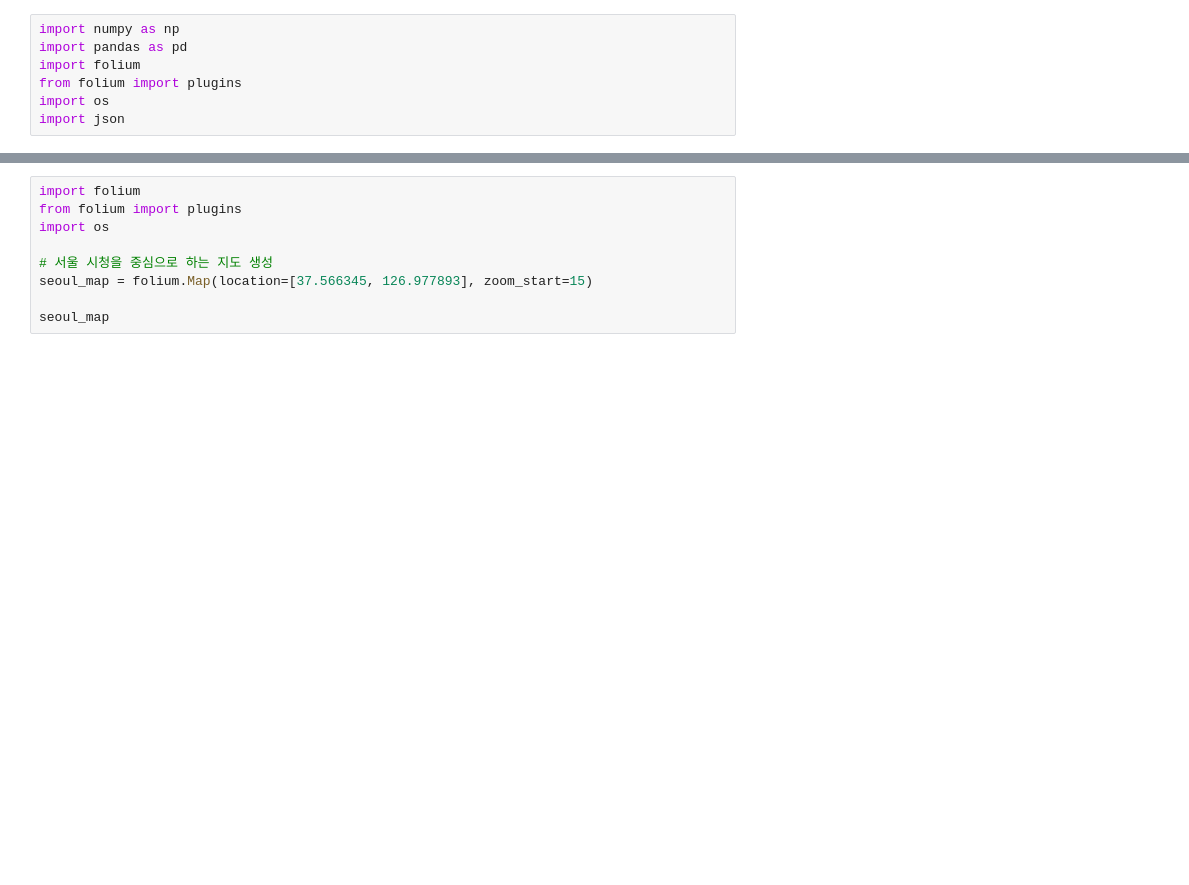
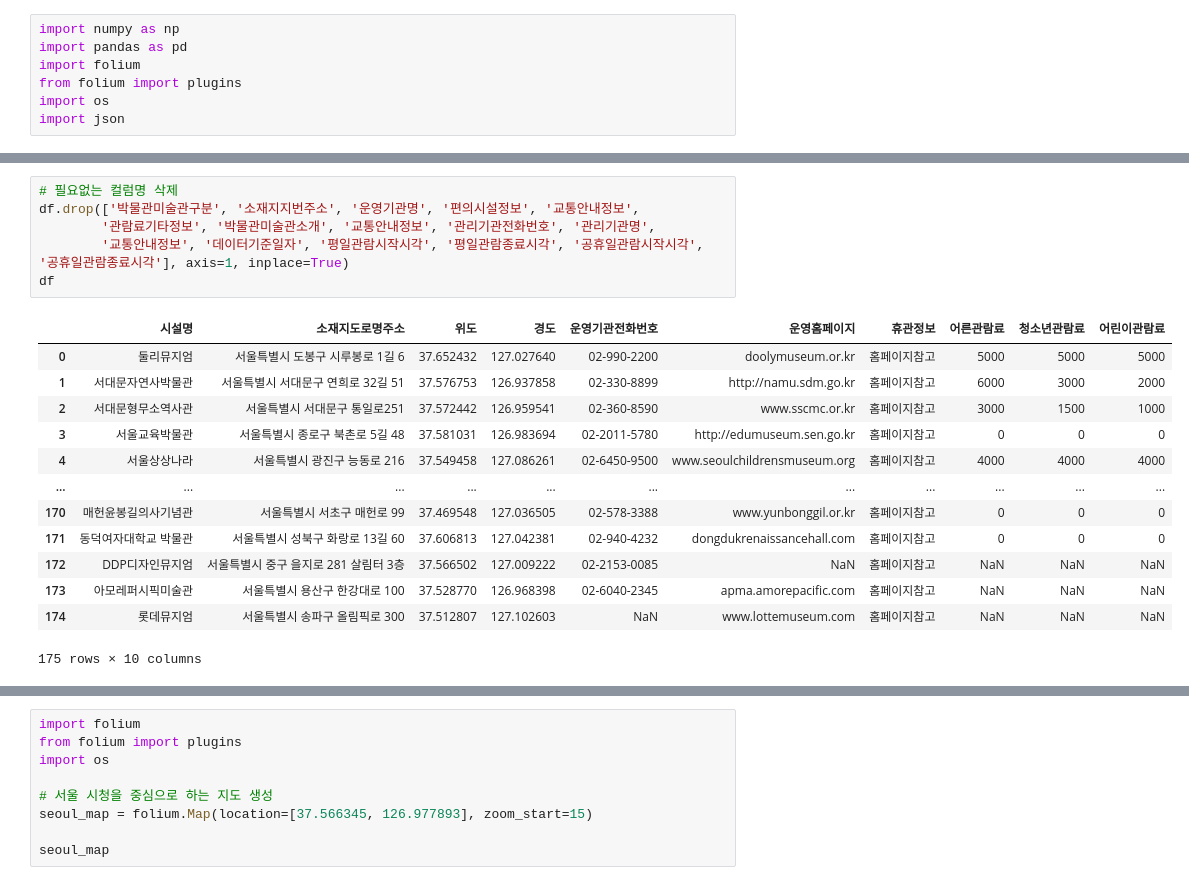
Before and after one commit to Jungddaseul/chatGPT_Mini_Project, a Jupyter notebook: pandas_folium/seoul_food_folium.ipynb, the cells around one changed output, grey strips where cells are left out. Saved outputs shown, nothing was run; the diff lists cells and outputs as text; blank space fills up the shorter version.

Commit message:
folium을 활용한 위치 시각화
데이터셋 : 서울특별시 박물관미술관정보

```diff
--- a/pandas_folium/seoul_food_folium.ipynb
+++ b/pandas_folium/seoul_food_folium.ipynb
@@ -18,0 +31,20 @@ df.head()
+# %%
+# 필요없는 컬럼명 삭제
+df.drop(['박물관미술관구분', '소재지지번주소', '운영기관명', '편의시설정보', '교통안내정보',
+        '관람료기타정보', '박물관미술관소개', '교통안내정보', '관리기관전화번호', '관리기관명',
+        '교통안내정보', '데이터기준일자', '평일관람시작시각', '평일관람종료시각', '공휴일관람시작시각', '공휴일관람종료시각'], axis=1, inplace=True)
+df
+# %% [output]
+|  | 시설명 | 소재지도로명주소 | 위도 | 경도 | 운영기관전화번호 | 운영홈페이지 | 휴관정보 | 어른관람료 | 청소년관람료 | 어린이관람료 |
+| 0 | 둘리뮤지엄 | 서울특별시 도봉구 시루봉로 1길 6 | 37.652432 | 127.027640 | 02-990-2200 | doolymuseum.or.kr | 홈페이지참고 | 5000 | 5000 | 5000 |
+| 1 | 서대문자연사박물관 | 서울특별시 서대문구 연희로 32길 51 | 37.576753 | 126.937858 | 02-330-8899 | http://namu.sdm.go.kr | 홈페이지참고 | 6000 | 3000 | 2000 |
+| 2 | 서대문형무소역사관 | 서울특별시 서대문구 통일로251 | 37.572442 | 126.959541 | 02-360-8590 | www.sscmc.or.kr | 홈페이지참고 | 3000 | 1500 | 1000 |
+| 3 | 서울교육박물관 | 서울특별시 종로구 북촌로 5길 48 | 37.581031 | 126.983694 | 02-2011-5780 | http://edumuseum.sen.go.kr | 홈페이지참고 | 0 | 0 | 0 |
+| 4 | 서울상상나라 | 서울특별시 광진구 능동로 216 | 37.549458 | 127.086261 | 02-6450-9500 | www.seoulchildrensmuseum.org | 홈페이지참고 | 4000 | 4000 | 4000 |
+| ... | ... | ... | ... | ... | ... | ... | ... | ... | ... | ... |
+| 170 | 매헌윤봉길의사기념관 | 서울특별시 서초구 매헌로 99 | 37.469548 | 127.036505 | 02-578-3388 | www.yunbonggil.or.kr | 홈페이지참고 | 0 | 0 | 0 |
+| 171 | 동덕여자대학교 박물관 | 서울특별시 성북구 화랑로 13길 60 | 37.606813 | 127.042381 | 02-940-4232 | dongdukrenaissancehall.com | 홈페이지참고 | 0 | 0 | 0 |
+| 172 | DDP디자인뮤지엄 | 서울특별시 중구 을지로 281 살림터 3층 | 37.566502 | 127.009222 | 02-2153-0085 | NaN | 홈페이지참고 | NaN | NaN | NaN |
+| 173 | 아모레퍼시픽미술관 | 서울특별시 용산구 한강대로 100 | 37.528770 | 126.968398 | 02-6040-2345 | apma.amorepacific.com | 홈페이지참고 | NaN | NaN | NaN |
+| 174 | 롯데뮤지엄 | 서울특별시 송파구 올림픽로 300 | 37.512807 | 127.102603 | NaN | www.lottemuseum.com | 홈페이지참고 | NaN | NaN | NaN |
+175 rows × 10 columns
```
Also changed, not shown: parts of 18 cells of this notebook, 3 other files.
